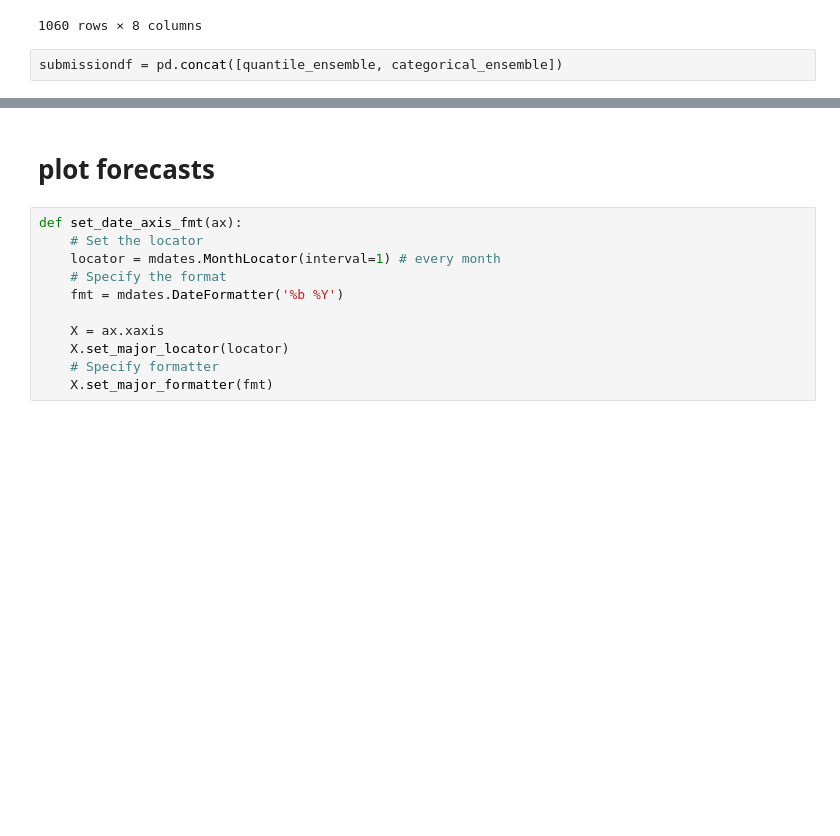
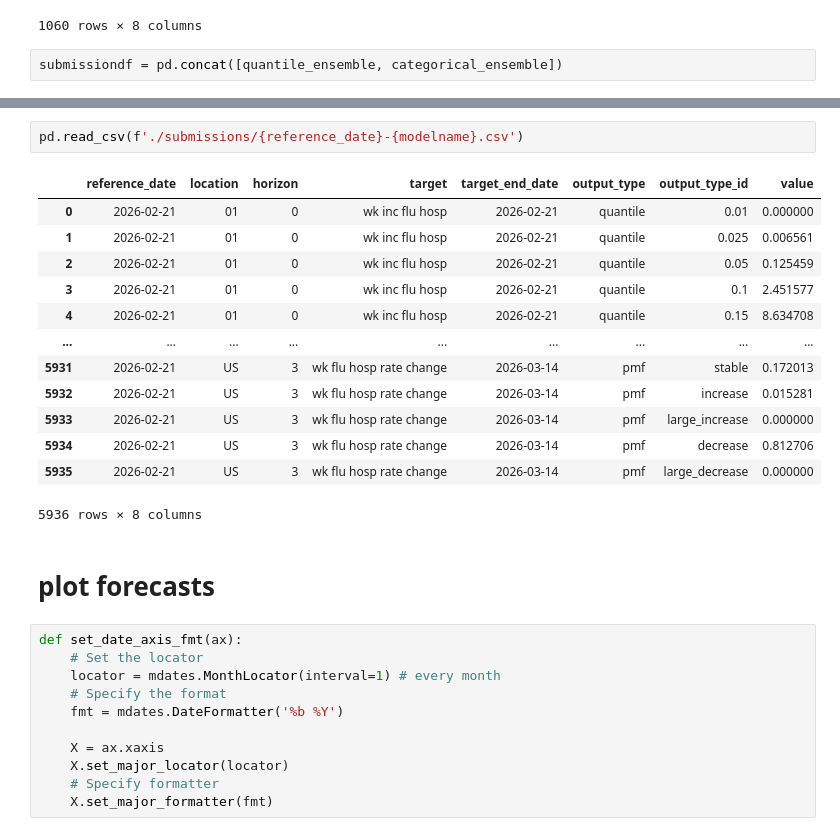
Before and after one commit to jessica-davis/epistorm-ensemble, a Jupyter notebook: epistorm-ensemble-submission.ipynb, the cells around one changed output, grey strips where cells are left out. Drawn from its saved outputs; the diff is of its cells as text; blank space fills up the shorter version.

```diff
--- a/epistorm-ensemble-submission.ipynb
+++ b/epistorm-ensemble-submission.ipynb
@@ -319,3 +327,19 @@ submissiondf.to_csv(f'./submissions/{reference_date}-{modelname}.csv')
+# %%
+pd.read_csv(f'./submissions/{reference_date}-{modelname}.csv')
+# %% [output]
+|  | reference_date | location | horizon | target | target_end_date | output_type | output_type_id | value |
+| 0 | 2026-02-21 | 01 | 0 | wk inc flu hosp | 2026-02-21 | quantile | 0.01 | 0.000000 |
+| 1 | 2026-02-21 | 01 | 0 | wk inc flu hosp | 2026-02-21 | quantile | 0.025 | 0.006561 |
+| 2 | 2026-02-21 | 01 | 0 | wk inc flu hosp | 2026-02-21 | quantile | 0.05 | 0.125459 |
+| 3 | 2026-02-21 | 01 | 0 | wk inc flu hosp | 2026-02-21 | quantile | 0.1 | 2.451577 |
+| 4 | 2026-02-21 | 01 | 0 | wk inc flu hosp | 2026-02-21 | quantile | 0.15 | 8.634708 |
+| ... | ... | ... | ... | ... | ... | ... | ... | ... |
+| 5931 | 2026-02-21 | US | 3 | wk flu hosp rate change | 2026-03-14 | pmf | stable | 0.172013 |
+| 5932 | 2026-02-21 | US | 3 | wk flu hosp rate change | 2026-03-14 | pmf | increase | 0.015281 |
+| 5933 | 2026-02-21 | US | 3 | wk flu hosp rate change | 2026-03-14 | pmf | large_increase | 0.000000 |
+| 5934 | 2026-02-21 | US | 3 | wk flu hosp rate change | 2026-03-14 | pmf | decrease | 0.812706 |
+| 5935 | 2026-02-21 | US | 3 | wk flu hosp rate change | 2026-03-14 | pmf | large_decrease | 0.000000 |
+5936 rows × 8 columns
 # %% [markdown]
 # plot forecasts
 # %%
```
Also changed, not shown: parts of 6 cells of this notebook, 5 other files.
